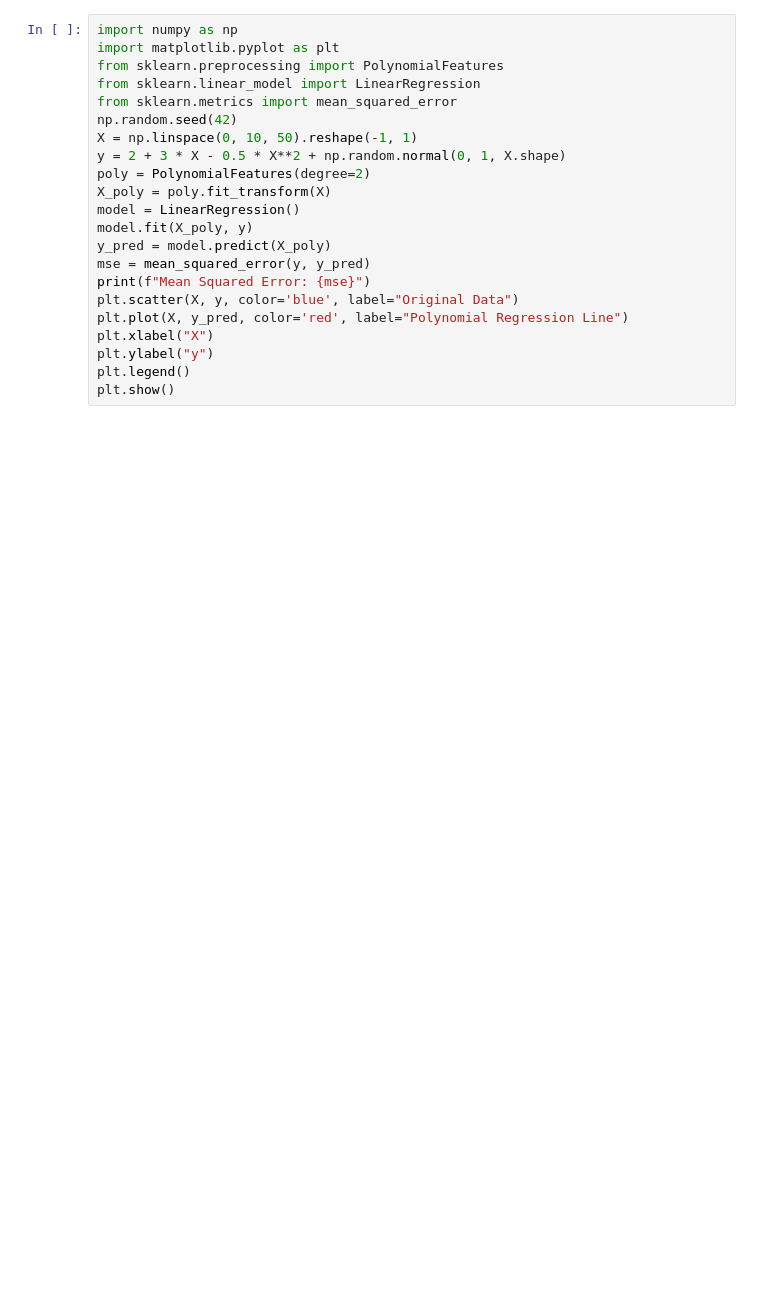
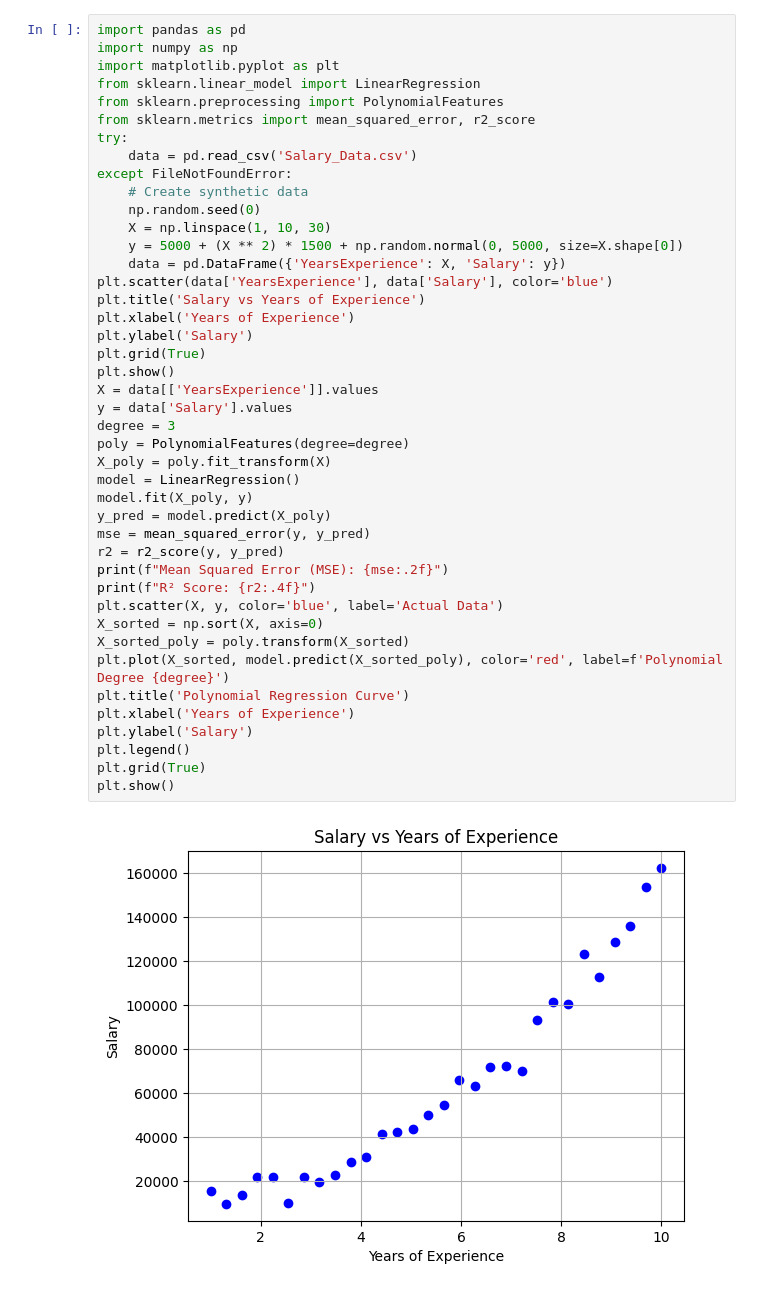
Before and after one commit to Ashwitharavula/ADM_LAB, a Jupyter notebook: lab_9.ipynb, the cells around one changed output. Drawn from its saved outputs; the diff is of its cells as text; blank space fills up the shorter version.

```diff
--- a/lab_9.ipynb
+++ b/lab_9.ipynb
@@ -1,25 +1,47 @@
 # %% [markdown]
 <a href="https://colab.research.google.com/github/Ashwitharavula/ADM_LAB/blob/main/lab_9.ipynb" target="_parent"><img src="https://colab.research.google.com/assets/colab-badge.svg" alt="Open In Colab"/></a>
 # %%
+import pandas as pd
 import numpy as np
 import matplotlib.pyplot as plt
+from sklearn.linear_model import LinearRegression
 from sklearn.preprocessing import PolynomialFeatures
-from sklearn.linear_model import LinearRegression
-from sklearn.metrics import mean_squared_error
-np.random.seed(42)
-X = np.linspace(0, 10, 50).reshape(-1, 1)
-y = 2 + 3 * X - 0.5 * X**2 + np.random.normal(0, 1, X.shape)
-poly = PolynomialFeatures(degree=2)
+from sklearn.metrics import mean_squared_error, r2_score
+try:
+    data = pd.read_csv('Salary_Data.csv')
+except FileNotFoundError:
+    # Create synthetic data
+    np.random.seed(0)
+    X = np.linspace(1, 10, 30)
+    y = 5000 + (X ** 2) * 1500 + np.random.normal(0, 5000, size=X.shape[0])
+    data = pd.DataFrame({'YearsExperience': X, 'Salary': y})
+plt.scatter(data['YearsExperience'], data['Salary'], color='blue')
+plt.title('Salary vs Years of Experience')
+plt.xlabel('Years of Experience')
+plt.ylabel('Salary')
+plt.grid(True)
+plt.show()
+X = data[['YearsExperience']].values
+y = data['Salary'].values
+degree = 3
+poly = PolynomialFeatures(degree=degree)
 X_poly = poly.fit_transform(X)
 model = LinearRegression()
 model.fit(X_poly, y)
 y_pred = model.predict(X_poly)
 mse = mean_squared_error(y, y_pred)
-print(f"Mean Squared Error: {mse}")
-plt.scatter(X, y, color='blue', label="Original Data")
-plt.plot(X, y_pred, color='red', label="Polynomial Regression Line")
-plt.xlabel("X")
-plt.ylabel("y")
+r2 = r2_score(y, y_pred)
+print(f"Mean Squared Error (MSE): {mse:.2f}")
+print(f"R² Score: {r2:.4f}")
+plt.scatter(X, y, color='blue', label='Actual Data')
+X_sorted = np.sort(X, axis=0)
+X_sorted_poly = poly.transform(X_sorted)
+plt.plot(X_sorted, model.predict(X_sorted_poly), color='red', label=f'Polynomial Degree {degree}')
+plt.title('Polynomial Regression Curve')
+plt.xlabel('Years of Experience')
+plt.ylabel('Salary')
 plt.legend()
+plt.grid(True)
 plt.show()
 # %% [output]
+[figure, new version]
```
Also changed, not shown: parts of 4 cells of this notebook.
